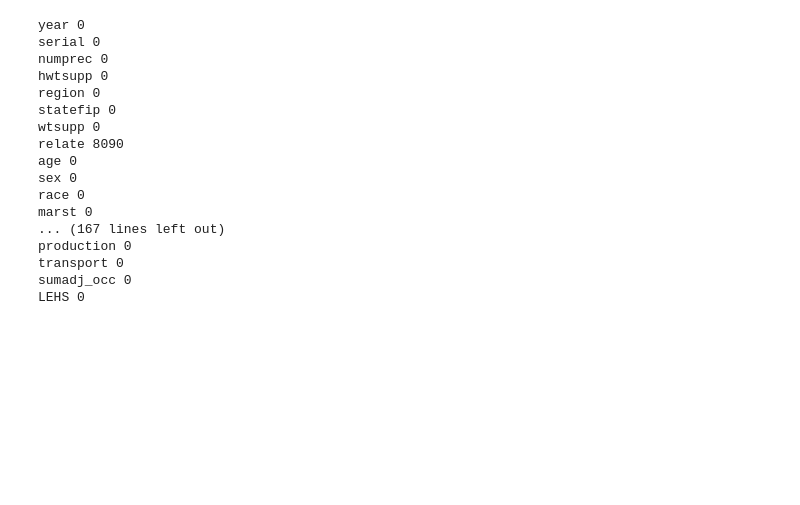
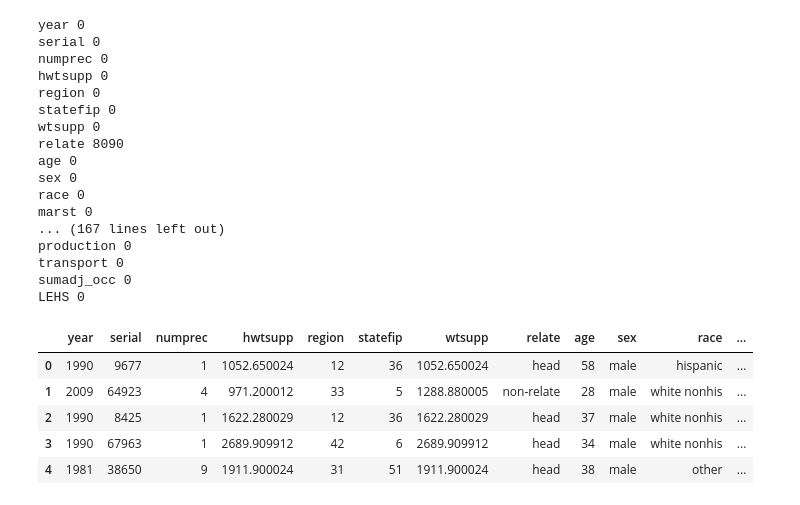
Before and after one commit to Pranshirastogi/Data-analytics-python-course-, a Jupyter notebook: Data Analytics/major project/work/gpg.ipynb, the cells around one changed output. Saved outputs shown, nothing was run; the diff lists cells and outputs as text; code cells hidden in the pictures; blank space fills up the shorter version.

```diff
--- a/Data Analytics/major project/work/gpg.ipynb
+++ b/Data Analytics/major project/work/gpg.ipynb
@@ -288,3 +288,13 @@ production 0
 transport 0
 sumadj_occ 0
 LEHS 0
+# %%
+df['occ'].replace(np.nan,df['occ'].astype('float').mean(),inplace=True)
+df.head()
+# %% [output]
+|  | year | serial | numprec | hwtsupp | region | statefip | wtsupp | relate | age | sex | race | ... |
+| 0 | 1990 | 9677 | 1 | 1052.650024 | 12 | 36 | 1052.650024 | head | 58 | male | hispanic | ... |
+| 1 | 2009 | 64923 | 4 | 971.200012 | 33 | 5 | 1288.880005 | non-relate | 28 | male | white nonhis | ... |
+| 2 | 1990 | 8425 | 1 | 1622.280029 | 12 | 36 | 1622.280029 | head | 37 | male | white nonhis | ... |
+| 3 | 1990 | 67963 | 1 | 2689.909912 | 42 | 6 | 2689.909912 | head | 34 | male | white nonhis | ... |
+| 4 | 1981 | 38650 | 9 | 1911.900024 | 31 | 51 | 1911.900024 | head | 38 | male | other | ... |
```
Also changed, not shown: parts of 7 cells of this notebook.
